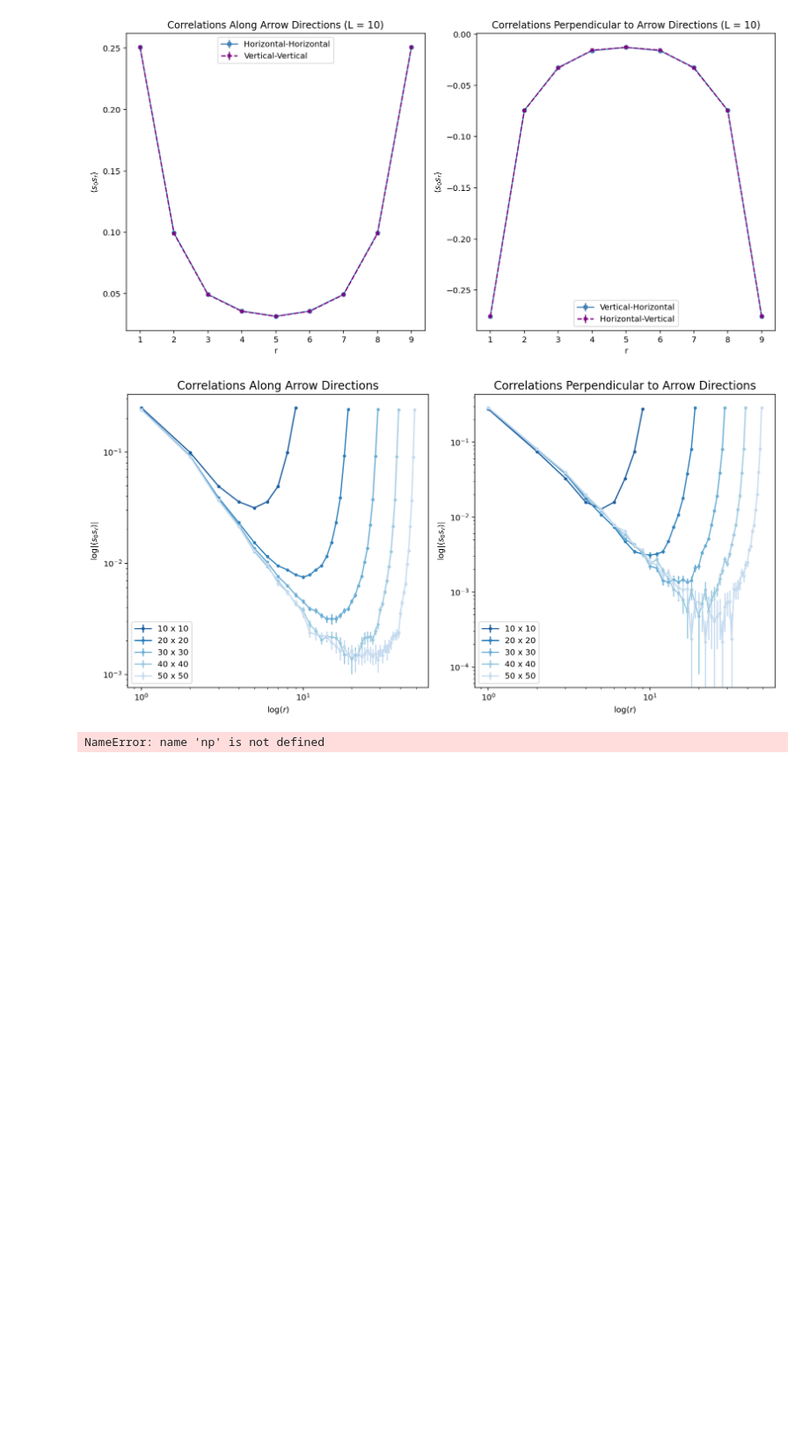
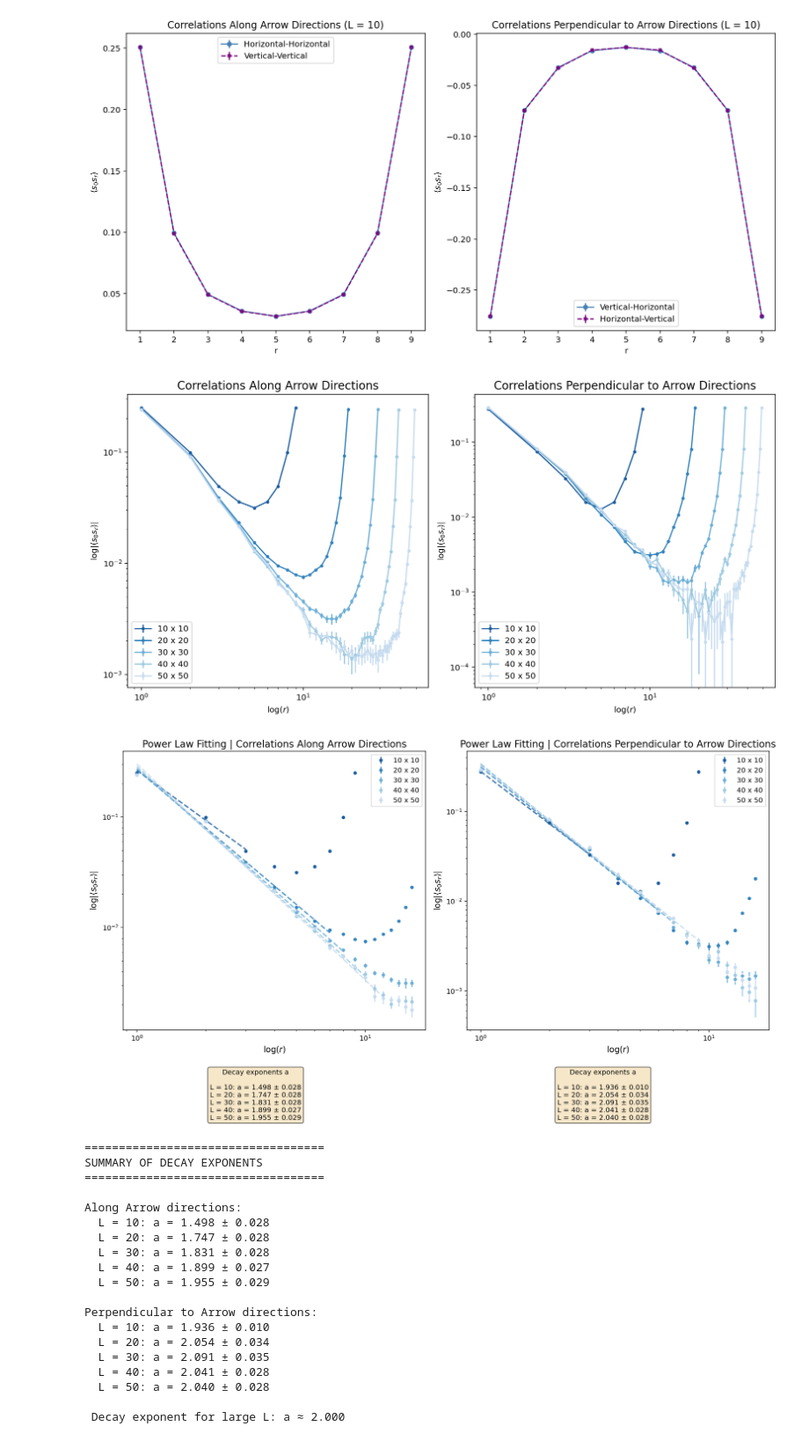
Before and after one commit to MrHighsenberg/Worm-Algorithm-6-Vertex-Model, a Jupyter notebook: Worm_Algorithm_for_6-vertex_model.ipynb, the cells around one changed output. Shown at 88% size. Drawn from its saved outputs; the diff is of its cells as text; code cells hidden in the pictures; blank space fills up the shorter version.

```diff
--- a/Worm_Algorithm_for_6-vertex_model.ipynb
+++ b/Worm_Algorithm_for_6-vertex_model.ipynb
@@ -560,7 +560,7 @@ colors = ['#1a5c9e', '#3182bd', '#6baed6', '#9ecae1', '#c6dbef']
 endfits = {'along': [3, 7, 8, 10, 12], 'perp': [3, 6, 7, 7, 9]}
 
 os.makedirs('plots', exist_ok=True)
-fig, axes = plt.subplots(1, 2, figsize=(12, 8), dpi=144)
+fig, axes = plt.subplots(1, 2, figsize=(14, 8), dpi=144)
 
 def fit_and_plot(ax, direction, title):
     fit_params = []
@@ -582,14 +582,14 @@ def fit_and_plot(ax, direction, title):
         log_r, log_corr = np.log(Rs[i][:fit_end]), np.log(np.abs(corr[:fit_end]))
         valid = np.isfinite(log_r) & np.isfinite(log_corr)
 
-        # Apply a linear fit
+        # Apply linear fit
         coeffs = np.polyfit(log_r[valid], log_corr[valid], 1, w=1.0/err[:fit_end][valid])
         a, _ = -coeffs[0], coeffs[1]
         a_err = np.std(log_corr[valid] - np.polyval(coeffs, log_r[valid])) / np.sqrt(np.sum(valid))
 
         fit_params.append((L, a, a_err))
 
-        # Plot fit curve
+        # Plot fitted curve
         r_fit = np.linspace(Rs[i][0], Rs[i][fit_end-1], 100)
         ax.plot(r_fit, np.exp(np.polyval(coeffs, np.log(r_fit))),
                color=color, linestyle='--', linewidth=2, alpha=0.8)
@@ -602,31 +602,50 @@ def fit_and_plot(ax, direction, title):
     ax.legend()
     return fit_params
 
 # Fit both directions
 fit_params_along = fit_and_plot(axes[0], 'along', 'Correlations Along Arrow Directions')
 fit_params_perp = fit_and_plot(axes[1], 'perp', 'Correlations Perpendicular to Arrow Directions')
 
 plt.tight_layout()
 
 # Add fit parameter text boxes
 for i, (params, x_pos) in enumerate([(fit_params_along, 0.25), (fit_params_perp, 0.75)]):
     text = "Decay exponents a\n\n" + "\n".join([f"L = {L}: a = {a:.3f} ± {a_err:.3f}" for L, a, a_err in params])
     fig.text(x_pos, 0.02, text, fontsize=10, verticalalignment='bottom',
              bbox=dict(boxstyle="round,pad=0.3", facecolor="wheat", alpha=0.7),
              horizontalalignment='center')
 
 plt.subplots_adjust(bottom=0.25)
 plt.savefig('plots/all_final_correlations_fits_subplots.png', dpi=144, bbox_inches='tight')
 plt.show()
 
 # Print decay exponent summary
 print("\n" + "="*35 + "\nSUMMARY OF DECAY EXPONENTS\n" + "="*35)
 for direction, params in [("Along Arrow directions:", fit_params_along),
                          ("Perpendicular to Arrow directions:", fit_params_perp)]:
     print(f"\n{direction}")
     for L, a, a_err in params:
         print(f"  L = {L:2d}: a = {a:.3f} ± {a_err:.3f}")
 
 print(f"\n Decay exponent for large L: a ≈ 2.000")
 # %% [output]
+[figure, added]
-NameError: name 'np' is not defined
+===================================
+SUMMARY OF DECAY EXPONENTS
+===================================
+
+Along Arrow directions:
+  L = 10: a = 1.498 ± 0.028
+  L = 20: a = 1.747 ± 0.028
+  L = 30: a = 1.831 ± 0.028
+  L = 40: a = 1.899 ± 0.027
+  L = 50: a = 1.955 ± 0.029
+
+Perpendicular to Arrow directions:
+  L = 10: a = 1.936 ± 0.010
+  L = 20: a = 2.054 ± 0.034
+  L = 30: a = 2.091 ± 0.035
+  L = 40: a = 2.041 ± 0.028
+  L = 50: a = 2.040 ± 0.028
+
+ Decay exponent for large L: a ≈ 2.000
```
